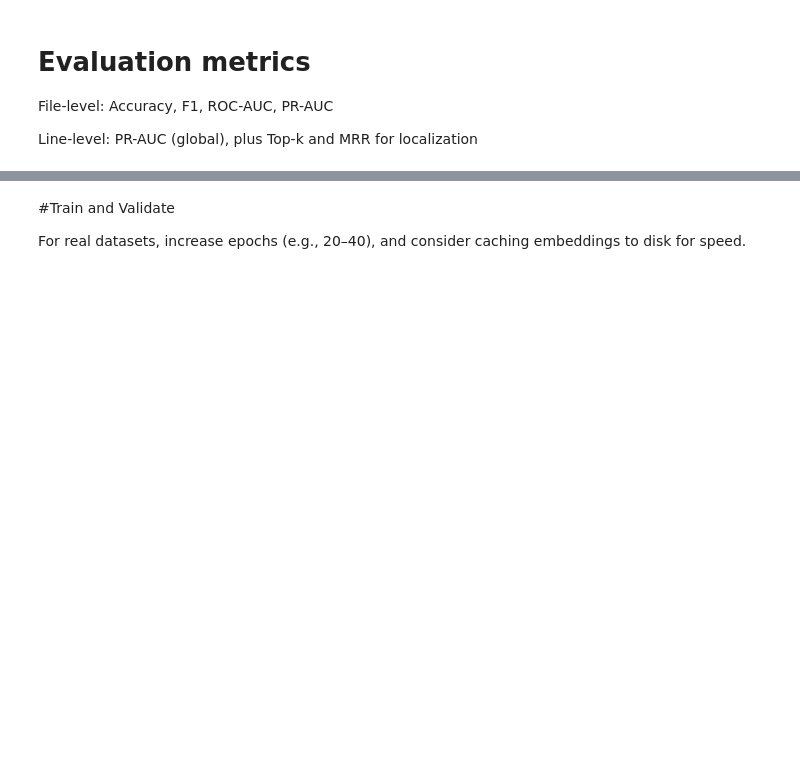
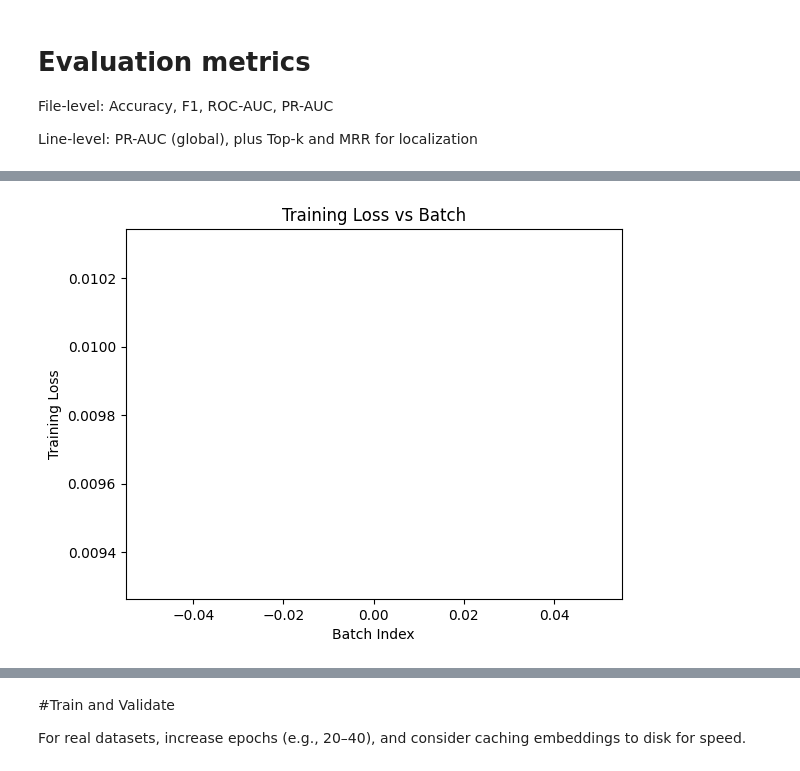
Before and after one commit to WaruCodes/Deep_Learning-Defect-prediction-framework-using-CodeBERT-and-GAT, a Jupyter notebook: Final_Model_Black_Repository.ipynb, the cells around one changed output, grey strips where cells are left out. Saved outputs shown, nothing was run; the diff lists cells and outputs as text; code cells hidden in the pictures; blank space fills up the shorter version.

```diff
--- a/Final_Model_Black_Repository.ipynb
+++ b/Final_Model_Black_Repository.ipynb
@@ -239,0 +159,5 @@ print(df.columns.tolist())
+# %%
+df = preprocess_df(df_raw)
+
+print("After preprocessing:")
+print("Files with buggy lines:", len(df))
@@ -677,12 +618,16 @@ def focal_loss(prob, target, alpha=0.25, gamma=2.0, eps=1e-6):
     prob = torch.clamp(prob, eps, 1.0 - eps)
     ce_pos = -torch.log(prob)
     ce_neg = -torch.log(1.0 - prob)
-    loss = alpha * (1 - prob)**gamma * target * ce_pos + (1 - alpha) * (prob**gamma) * (1 - target) * ce_neg
+    loss = alpha * (1 - prob) ** gamma * target * ce_pos + (1 - alpha) * prob ** gamma * (1 - target) * ce_neg
     return loss.mean()
 
-lambda_line, lambda_file = 2.0, 1.0
+
+# These must be **global / outside any function**
+lambda_line = 1.0
+lambda_file = 0.1
 model = LineDefectModel().to(device)
 optimizer = torch.optim.AdamW(model.parameters(), lr=1e-4, weight_decay=1e-5)
+
 
 def train_epoch(loader):
     model.train()
@@ -701,21 +646,20 @@ def train_epoch(loader):
         line_prob = torch.sigmoid(line_logits)
         line_loss = focal_loss(line_prob, line_labels)
 
-        # Original issue: file_label_one_hot was float, causing RuntimeError. The line below is correct.
-        file_label = file_label.long()   # ensure correct dtype
+        # Ensure file_label is a 1D long tensor
+        file_label = file_label.view(-1).long()  # safe for cross_entropy
+
+        # DEBUG prints (optional)
+        print("file_logits shape:", file_logits.shape)
+        print("file_label shape:", file_label.shape, file_label.dtype)
 
         # file_logits MUST be [1, 2]
-        file_loss = F.cross_entropy(
-            file_logits,
-            file_label.unsqueeze(0)
-            )
+        file_loss = F.cross_entropy(file_logits, file_label)
 
         loss = lambda_line * line_loss + lambda_file * file_loss
         loss.backward()
         torch.nn.utils.clip_grad_norm_(model.parameters(), 1.0)
         optimizer.step()
         total += loss.item()
+
     return total / max(1, len(loader))
-
-    print("file_logits shape:", file_logits.shape)
-    print("file_label shape:", file_label.shape, file_label.dtype)
@@ -811,0 +994,16 @@ for ep in range(1, epochs+1):
+# %%
+batch_losses = []
+
+# inside batch loop
+batch_losses.append(loss.item())
+# %%
+import matplotlib.pyplot as plt
+
+plt.figure()
+plt.plot(batch_losses)
+plt.xlabel("Batch Index")
+plt.ylabel("Training Loss")
+plt.title("Training Loss vs Batch")
+plt.show()
+# %% [output]
+[figure, added]
```
Also changed, not shown: parts of 58 cells of this notebook.
